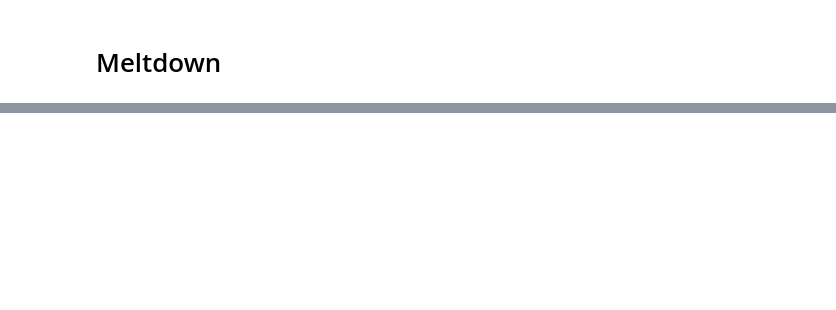
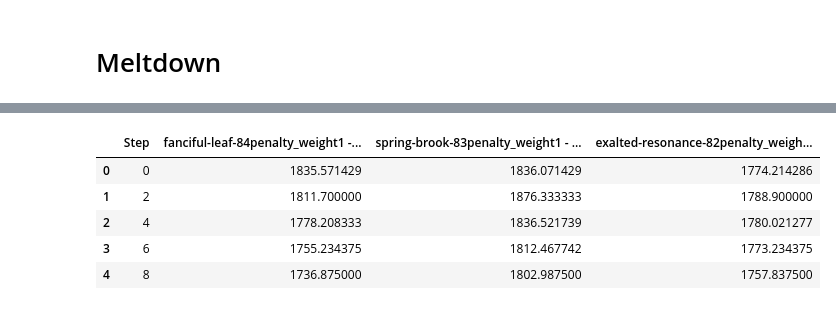
Before and after one commit to hornstrandir/Job-Shop-Scheduling-Problem, a Jupyter notebook: notebooks/eval_energy_consumption.ipynb, the cells around one changed output, grey strips where cells are left out. Saved outputs shown, nothing was run; the diff lists cells and outputs as text; code cells hidden in the pictures; blank space fills up the shorter version.

```diff
--- a/notebooks/eval_energy_consumption.ipynb
+++ b/notebooks/eval_energy_consumption.ipynb
@@ -100,0 +235,12 @@ plt.rc('ytick', labelsize=14)
+# %%
+df_makespan_alpha_1 = pd.read_csv("../data/auswertung/makespan_alpha_1.csv", delimiter=',')
+cols = df_makespan_alpha_1.columns[[2,3,5,6,8,9]]
+df_makespan_alpha_1 = df_makespan_alpha_1.drop(cols, axis = 1)
+df_makespan_alpha_1.head()
+# %% [output]
+|  | Step | fanciful-leaf-84penalty_weight1 -... | spring-brook-83penalty_weight1 - ... | exalted-resonance-82penalty_weigh... |
+| 0 | 0 | 1835.571429 | 1836.071429 | 1774.214286 |
+| 1 | 2 | 1811.700000 | 1876.333333 | 1788.900000 |
+| 2 | 4 | 1778.208333 | 1836.521739 | 1780.021277 |
+| 3 | 6 | 1755.234375 | 1812.467742 | 1773.234375 |
+| 4 | 8 | 1736.875000 | 1802.987500 | 1757.837500 |
```
Also changed, not shown: parts of 34 cells of this notebook, 2 other files.
